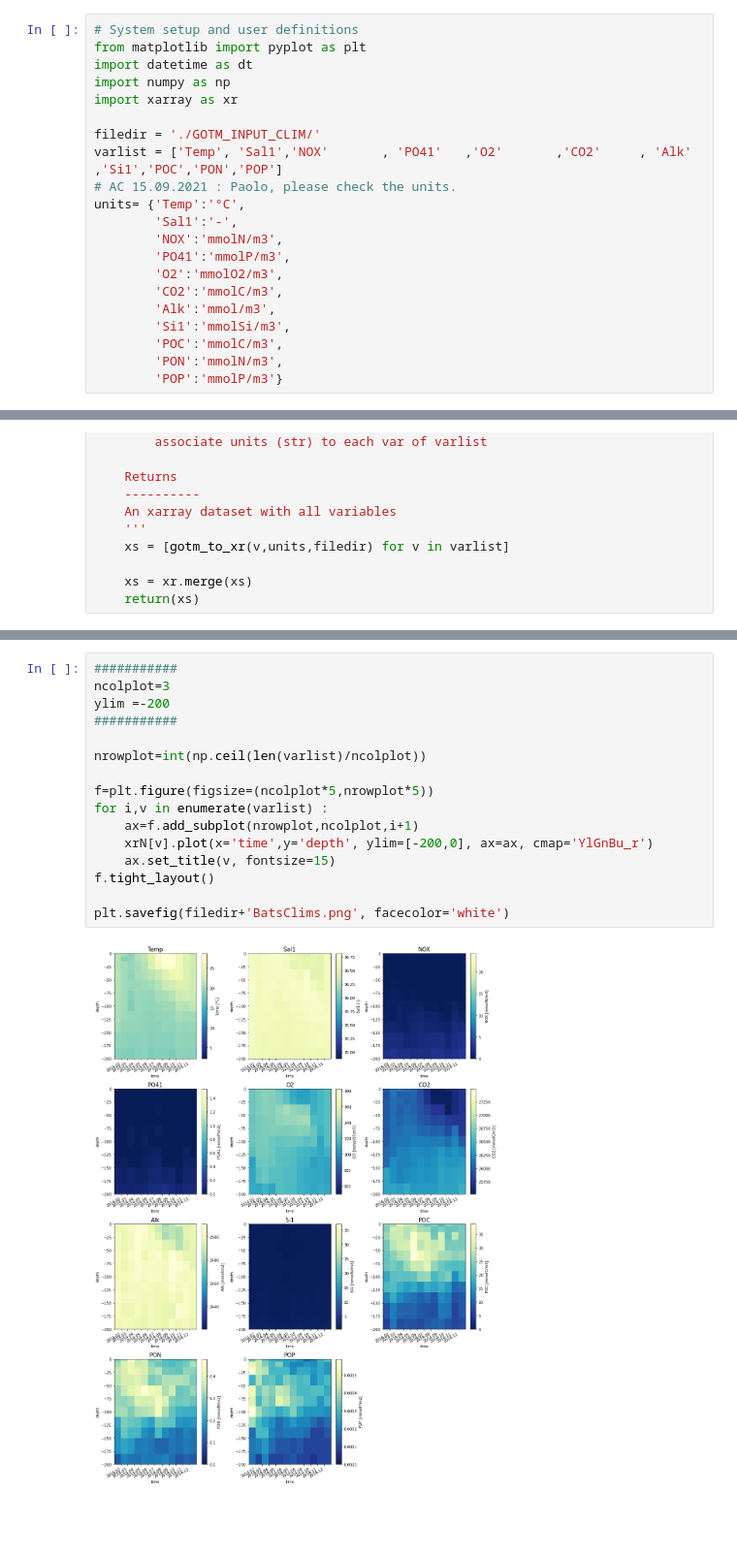
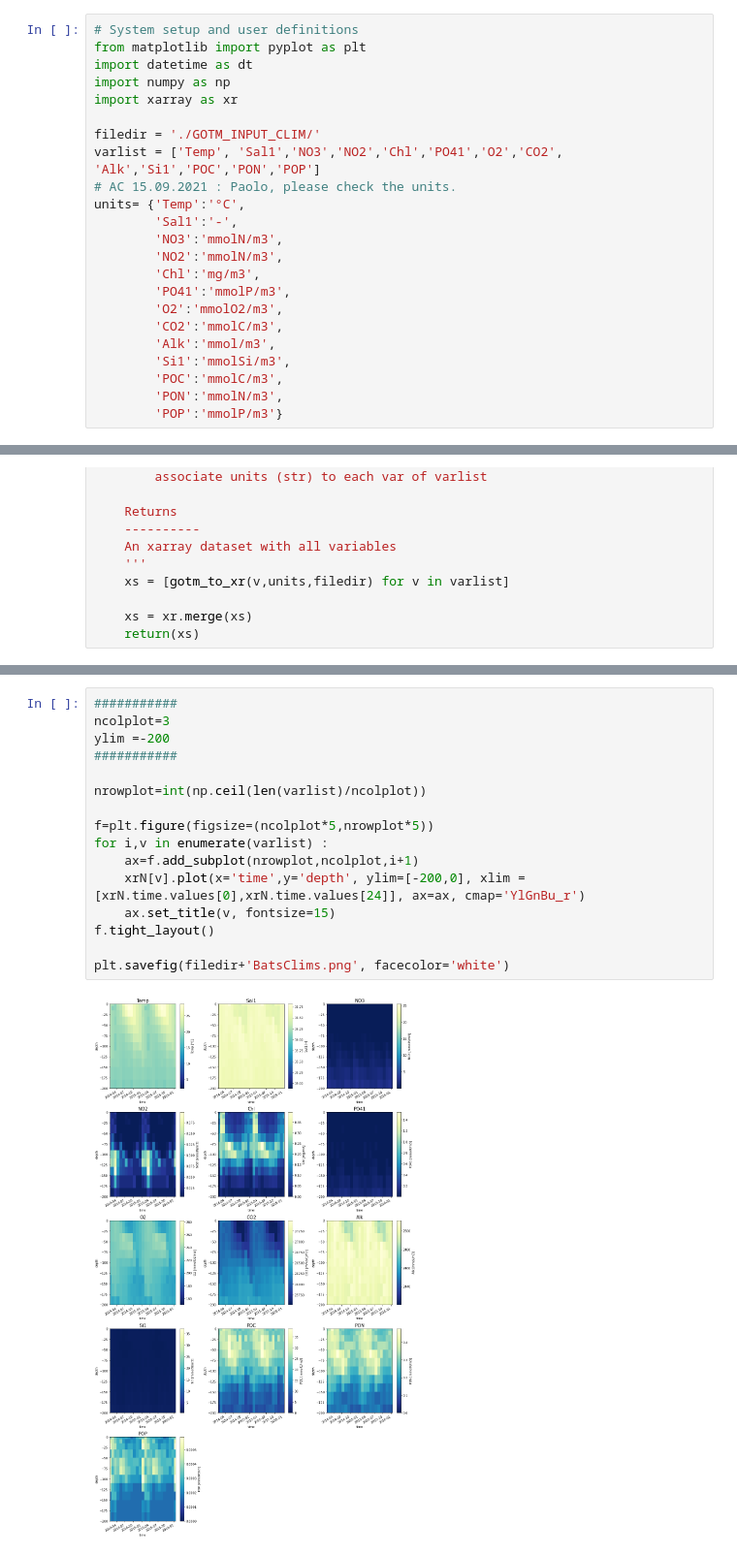
Before and after one commit to plazzari/FABM_BATS, a Jupyter notebook: BATS_CLIM_UPTAKE.ipynb, the cells around one changed output, grey strips where cells are left out. Shown: that part at 97% size. Drawn from its saved outputs; the diff is of its cells as text; blank space fills up the shorter version.

```diff
--- a/BATS_CLIM_UPTAKE.ipynb
+++ b/BATS_CLIM_UPTAKE.ipynb
@@ -18,11 +18,13 @@ import numpy as np
 import xarray as xr
 
 filedir = './GOTM_INPUT_CLIM/'
-varlist = ['Temp', 'Sal1','NOX'       , 'PO41'   ,'O2'       ,'CO2'     , 'Alk'   ,'Si1','POC','PON','POP']
+varlist = ['Temp', 'Sal1','NO3','NO2','Chl','PO41','O2','CO2', 'Alk','Si1','POC','PON','POP']
 # AC 15.09.2021 : Paolo, please check the units.
 units= {'Temp':'°C',
         'Sal1':'-',
-        'NOX':'mmolN/m3',
+        'NO3':'mmolN/m3',
+        'NO2':'mmolN/m3',
+        'Chl':'mg/m3',
         'PO41':'mmolP/m3',
         'O2':'mmolO2/m3',
         'CO2':'mmolC/m3',
@@ -129,20 +134,20 @@ Data variables:
 # %%
 ###########
 ncolplot=3
 ylim =-200
 ###########
 
 nrowplot=int(np.ceil(len(varlist)/ncolplot))
 
 f=plt.figure(figsize=(ncolplot*5,nrowplot*5))
 for i,v in enumerate(varlist) :
     ax=f.add_subplot(nrowplot,ncolplot,i+1)
-    xrN[v].plot(x='time',y='depth', ylim=[-200,0], ax=ax, cmap='YlGnBu_r')
+    xrN[v].plot(x='time',y='depth', ylim=[-200,0], xlim =[xrN.time.values[0],xrN.time.values[24]], ax=ax, cmap='YlGnBu_r')
     ax.set_title(v, fontsize=15)
 f.tight_layout()
 
 plt.savefig(filedir+'BatsClims.png', facecolor='white')
 # %% [output]
-[figure, old version]
+[figure, new version]
 # %%
 # Some examples
```
Also changed, not shown: parts of 5 cells of this notebook, 3 other files.
